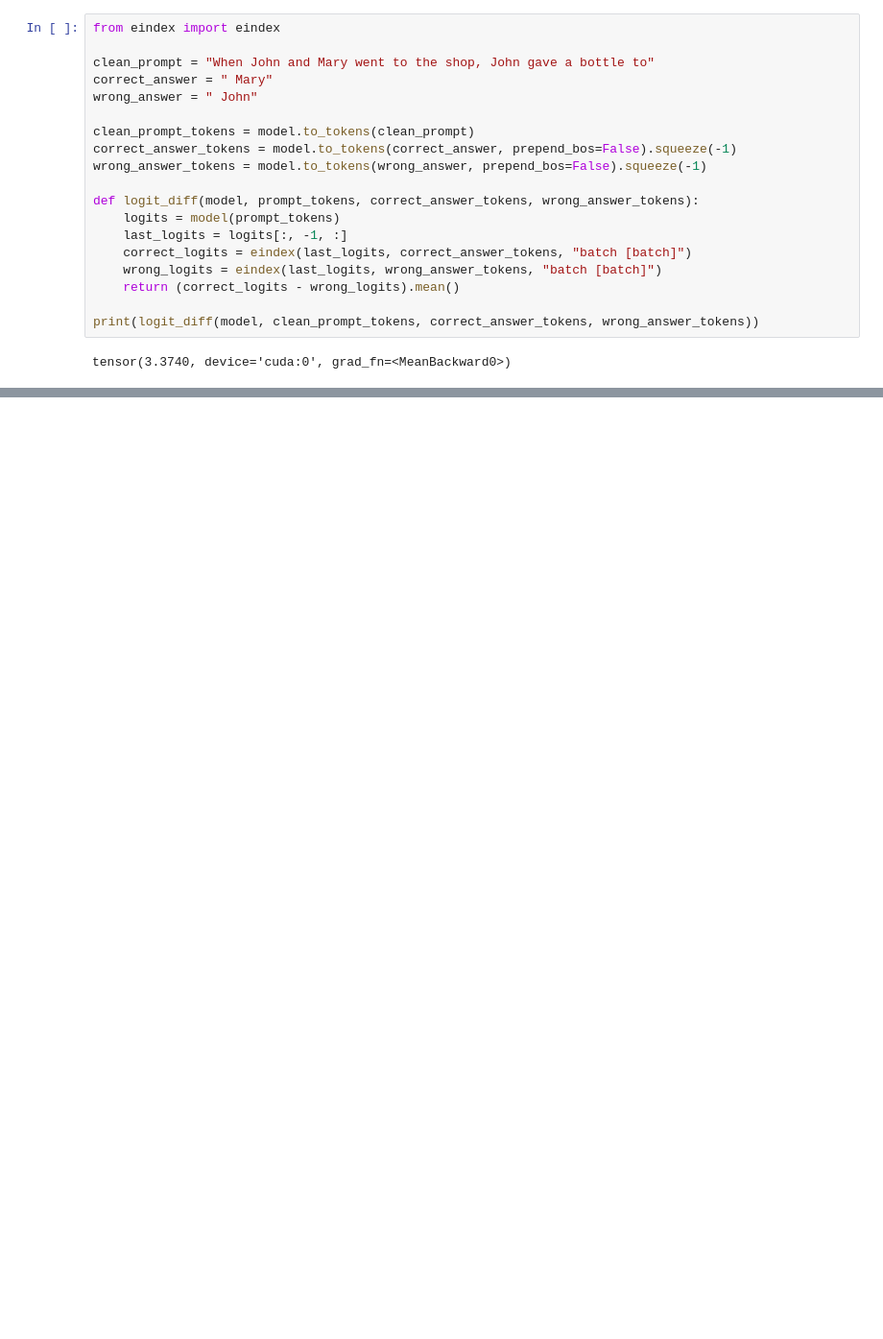
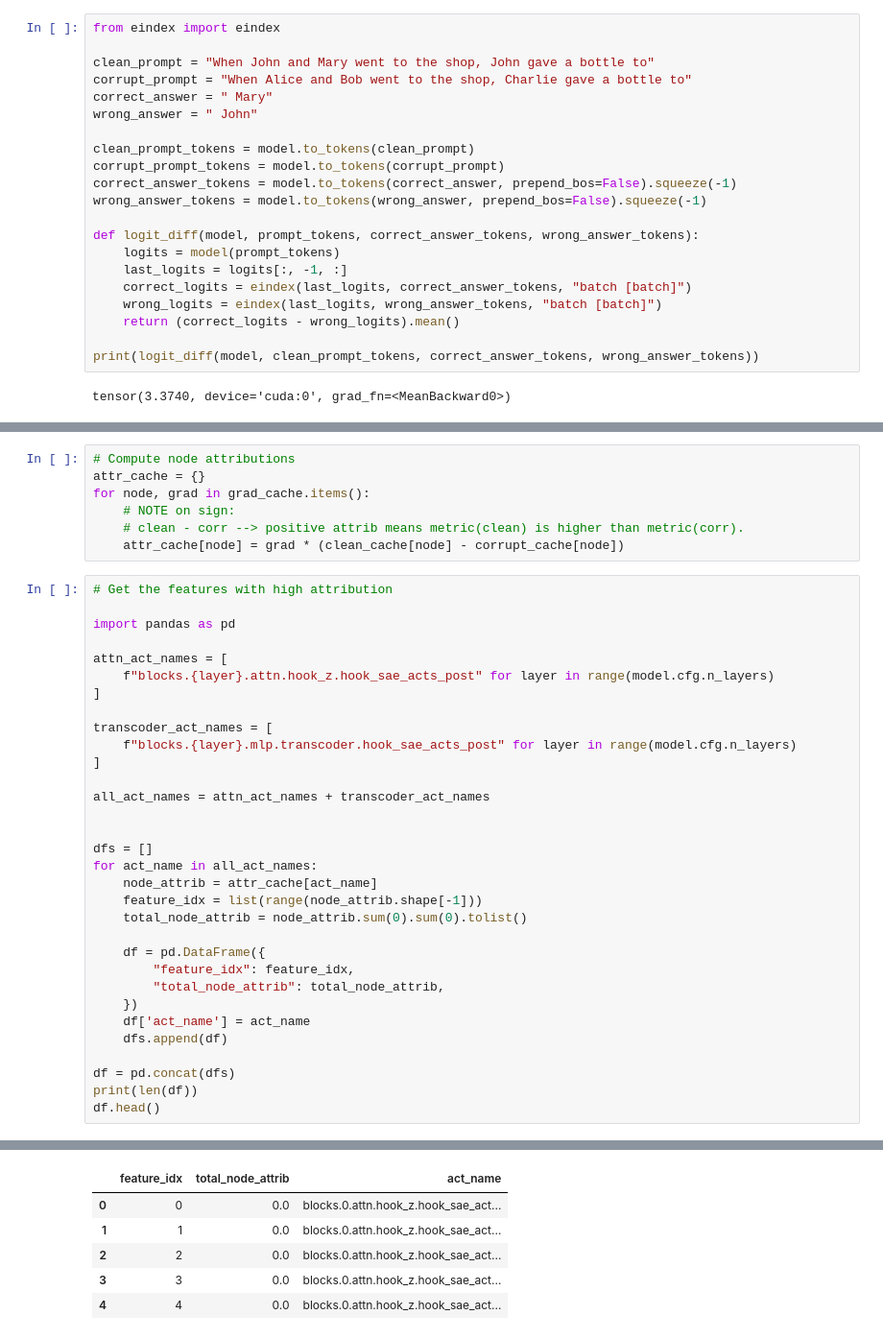
Before and after one commit to dtch1997/circuit-finder, a Jupyter notebook: circuit_finder/experiments/node_attributions.ipynb, the cells around one changed output, grey strips where cells are left out. Shown: that part at 96% size. Saved outputs shown, nothing was run; the diff lists cells and outputs as text; blank space fills up the shorter version.

```diff
--- a/circuit_finder/experiments/node_attributions.ipynb
+++ b/circuit_finder/experiments/node_attributions.ipynb
@@ -12,10 +13,12 @@ Loaded pretrained model gpt2 into HookedTransformer
 from eindex import eindex
 
 clean_prompt = "When John and Mary went to the shop, John gave a bottle to"
+corrupt_prompt = "When Alice and Bob went to the shop, Charlie gave a bottle to"
 correct_answer = " Mary"
 wrong_answer = " John"
 
 clean_prompt_tokens = model.to_tokens(clean_prompt)
+corrupt_prompt_tokens = model.to_tokens(corrupt_prompt)
 correct_answer_tokens = model.to_tokens(correct_answer, prepend_bos=False).squeeze(-1)
 wrong_answer_tokens = model.to_tokens(wrong_answer, prepend_bos=False).squeeze(-1)
 
@@ -44,0 +61,40 @@ OutOfMemoryError: CUDA out of memory. Tried to allocate 72.00 MiB. GPU
+# %%
+# Compute node attributions
+attr_cache = {}
+for node, grad in grad_cache.items():
+    # NOTE on sign:
+    # clean - corr --> positive attrib means metric(clean) is higher than metric(corr).
+    attr_cache[node] = grad * (clean_cache[node] - corrupt_cache[node])
+# %%
+# Get the features with high attribution
+
+import pandas as pd
+
+attn_act_names = [
+    f"blocks.{layer}.attn.hook_z.hook_sae_acts_post" for layer in range(model.cfg.n_layers)
+]
+
+transcoder_act_names = [
+    f"blocks.{layer}.mlp.transcoder.hook_sae_acts_post" for layer in range(model.cfg.n_layers)
+]
+
+all_act_names = attn_act_names + transcoder_act_names
+
+
+dfs = []
+for act_name in all_act_names:
+    node_attrib = attr_cache[act_name]
+    feature_idx = list(range(node_attrib.shape[-1]))
+    total_node_attrib = node_attrib.sum(0).sum(0).tolist()
+
+    df = pd.DataFrame({
+        "feature_idx": feature_idx,
+        "total_node_attrib": total_node_attrib,
+    })
+    df['act_name'] = act_name
+    dfs.append(df)
+
+df = pd.concat(dfs)
+print(len(df))
+df.head()
+# %% [output]
@@ -44,0 +102,6 @@ OutOfMemoryError: CUDA out of memory. Tried to allocate 72.00 MiB. GPU
+|  | feature_idx | total_node_attrib | act_name |
+| 0 | 0 | 0.0 | blocks.0.attn.hook_z.hook_sae_act... |
+| 1 | 1 | 0.0 | blocks.0.attn.hook_z.hook_sae_act... |
+| 2 | 2 | 0.0 | blocks.0.attn.hook_z.hook_sae_act... |
+| 3 | 3 | 0.0 | blocks.0.attn.hook_z.hook_sae_act... |
+| 4 | 4 | 0.0 | blocks.0.attn.hook_z.hook_sae_act... |
```
Also changed, not shown: parts of 10 cells of this notebook.
